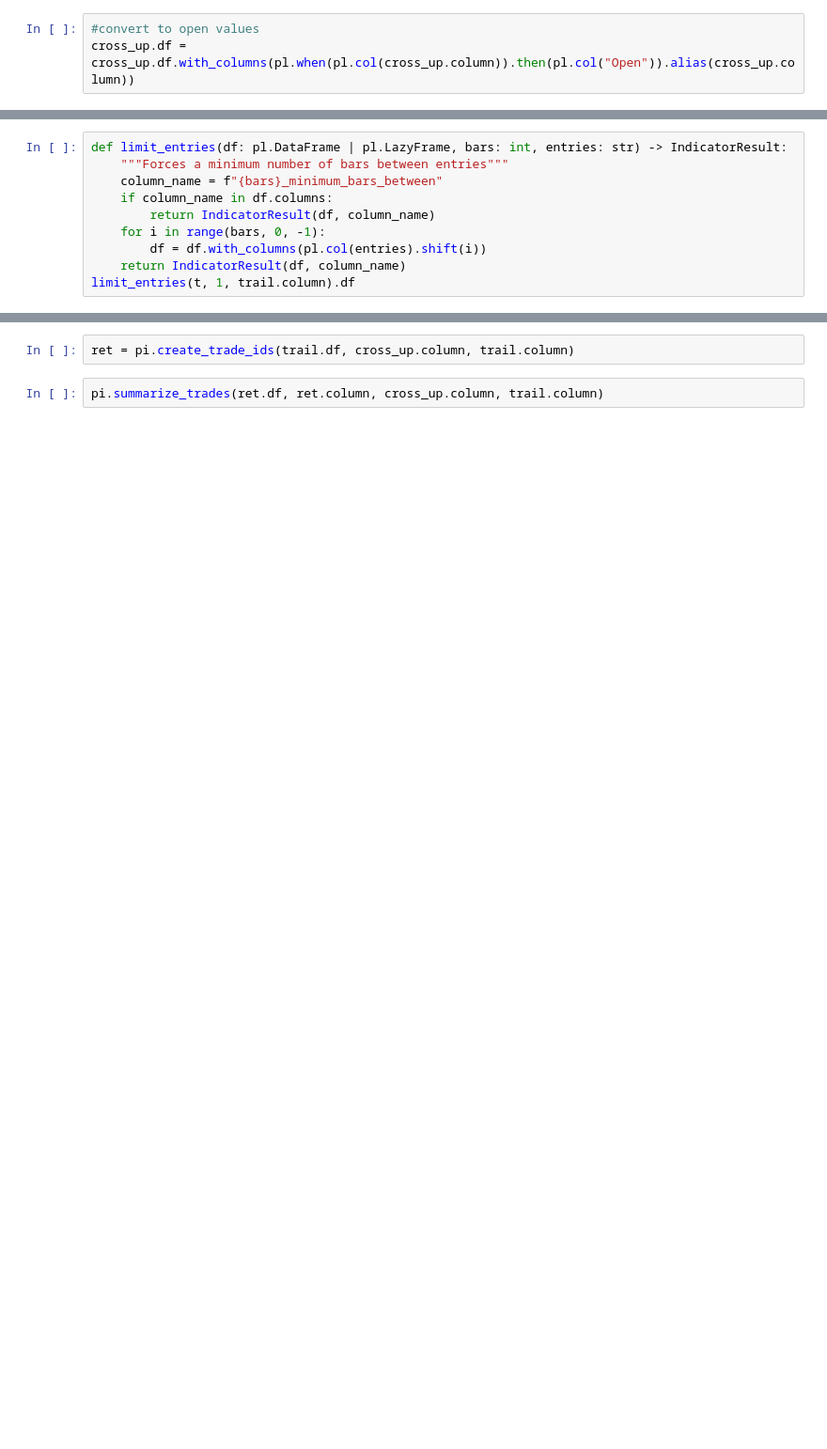
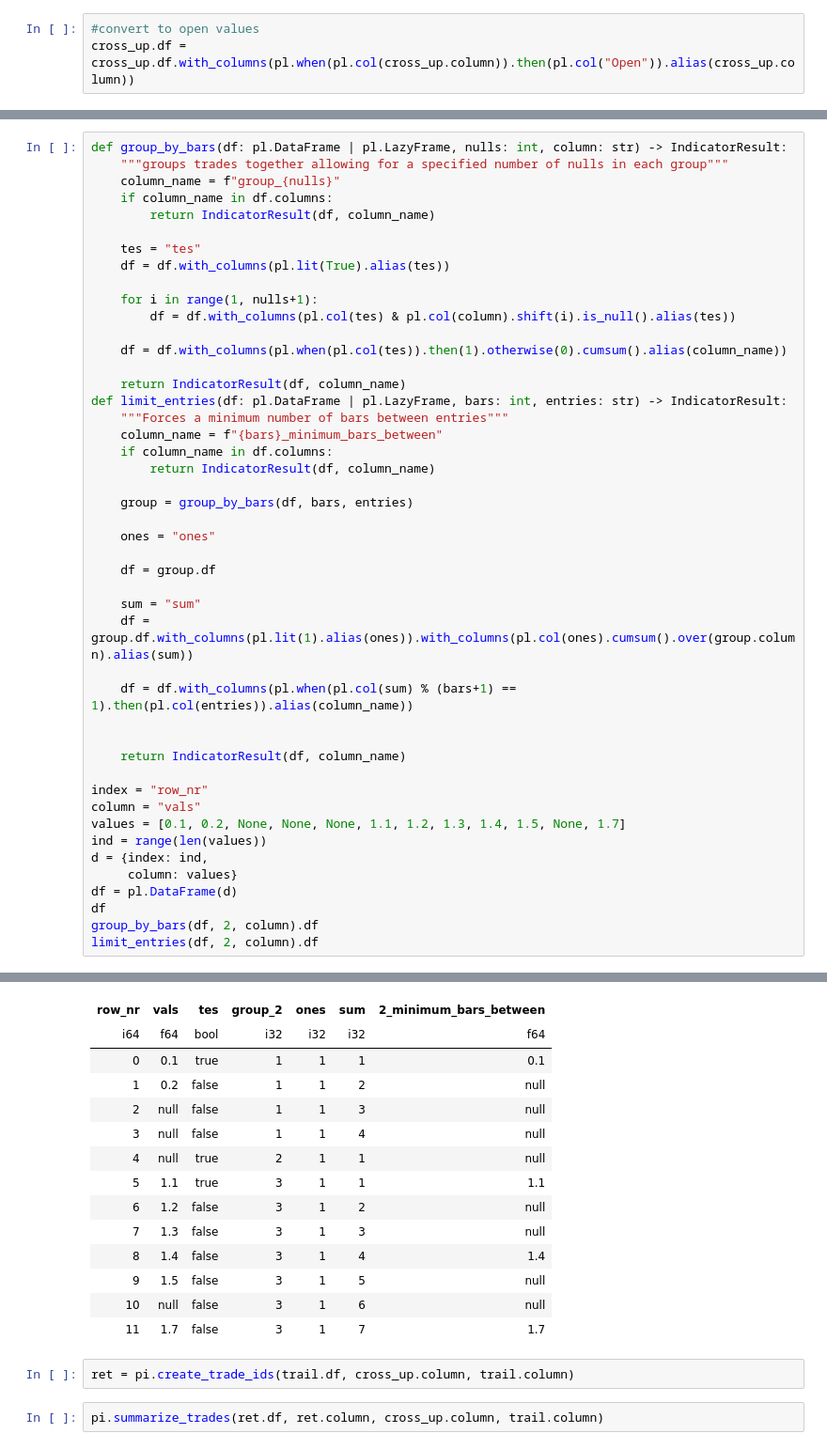
Before and after one commit to avepus/polar-indicators, a Jupyter notebook: src/polars_indicators/notebooks/testing.ipynb, the cells around one changed output, grey strips where cells are left out. Shown: that part at 94% size. Drawn from its saved outputs; the diff is of its cells as text; blank space fills up the shorter version.

Commit message:
working prototype for lmit_entries

```diff
--- a/src/polars_indicators/notebooks/testing.ipynb
+++ b/src/polars_indicators/notebooks/testing.ipynb
@@ -46,10 +216,0 @@ df
-# %%
-def limit_entries(df: pl.DataFrame | pl.LazyFrame, bars: int, entries: str) -> IndicatorResult:
-    """Forces a minimum number of bars between entries"""
-    column_name = f"{bars}_minimum_bars_between"
-    if column_name in df.columns:
-        return IndicatorResult(df, column_name)
-    for i in range(bars, 0, -1):
-        df = df.with_columns(pl.col(entries).shift(i))
-    return IndicatorResult(df, column_name)
-limit_entries(t, 1, trail.column).df
@@ -55,0 +256,47 @@ limit_entries(t, 1, trail.column).df
+# %%
+def group_by_bars(df: pl.DataFrame | pl.LazyFrame, nulls: int, column: str) -> IndicatorResult:
+    """groups trades together allowing for a specified number of nulls in each group"""
+    column_name = f"group_{nulls}"
+    if column_name in df.columns:
+        return IndicatorResult(df, column_name)
+
+    tes = "tes"
+    df = df.with_columns(pl.lit(True).alias(tes))
+
+    for i in range(1, nulls+1):
+        df = df.with_columns(pl.col(tes) & pl.col(column).shift(i).is_null().alias(tes))
+
+    df = df.with_columns(pl.when(pl.col(tes)).then(1).otherwise(0).cumsum().alias(column_name))
+
+    return IndicatorResult(df, column_name)
+def limit_entries(df: pl.DataFrame | pl.LazyFrame, bars: int, entries: str) -> IndicatorResult:
+    """Forces a minimum number of bars between entries"""
+    column_name = f"{bars}_minimum_bars_between"
+    if column_name in df.columns:
+        return IndicatorResult(df, column_name)
+
+    group = group_by_bars(df, bars, entries)
+
+    ones = "ones"
+
+    df = group.df
+
+    sum = "sum"
+    df = group.df.with_columns(pl.lit(1).alias(ones)).with_columns(pl.col(ones).cumsum().over(group.column).alias(sum))
+
+    df = df.with_columns(pl.when(pl.col(sum) % (bars+1) == 1).then(pl.col(entries)).alias(column_name))
+
+
+    return IndicatorResult(df, column_name)
+
+index = "row_nr"
+column = "vals"
+values = [0.1, 0.2, None, None, None, 1.1, 1.2, 1.3, 1.4, 1.5, None, 1.7]
+ind = range(len(values))
+d = {index: ind,
+     column: values}
+df = pl.DataFrame(d)
+df
+group_by_bars(df, 2, column).df
+limit_entries(df, 2, column).df
+# %% [output]
@@ -56,3 +304,17 @@ limit_entries(t, 1, trail.column).df
+| row_nr | vals | tes | group_2 | ones | sum | 2_minimum_bars_between |
+| i64 | f64 | bool | i32 | i32 | i32 | f64 |
+| 0 | 0.1 | true | 1 | 1 | 1 | 0.1 |
+| 1 | 0.2 | false | 1 | 1 | 2 | null |
+| 2 | null | false | 1 | 1 | 3 | null |
+| 3 | null | false | 1 | 1 | 4 | null |
+| 4 | null | true | 2 | 1 | 1 | null |
+| 5 | 1.1 | true | 3 | 1 | 1 | 1.1 |
+| 6 | 1.2 | false | 3 | 1 | 2 | null |
+| 7 | 1.3 | false | 3 | 1 | 3 | null |
+| 8 | 1.4 | false | 3 | 1 | 4 | 1.4 |
+| 9 | 1.5 | false | 3 | 1 | 5 | null |
+| 10 | null | false | 3 | 1 | 6 | null |
+| 11 | 1.7 | false | 3 | 1 | 7 | 1.7 |
 # %%
 ret = pi.create_trade_ids(trail.df, cross_up.column, trail.column)
 # %%
```
Also changed, not shown: parts of 16 cells of this notebook, 1 other file.
